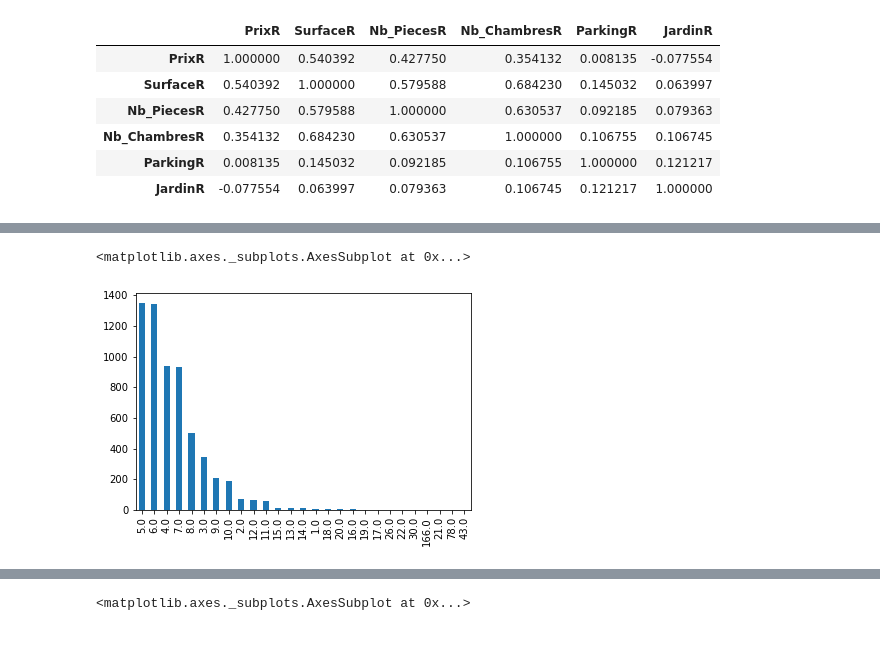
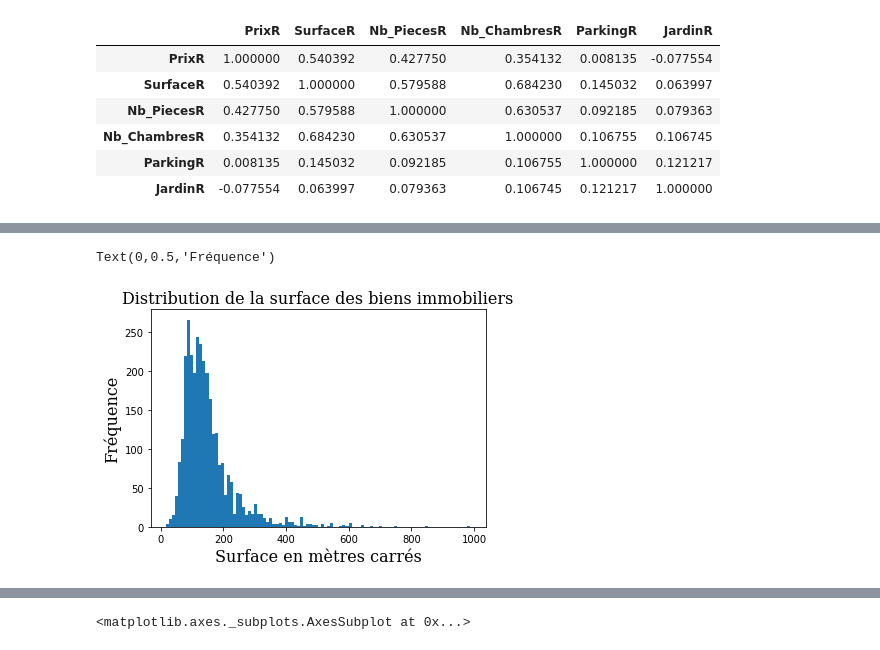
Before and after one commit to Claire-Alais/ProjetPython-Immobilier, a Jupyter notebook: main.ipynb, the cells around one changed output, grey strips where cells are left out. Saved outputs shown, nothing was run; the diff lists cells and outputs as text; code cells hidden in the pictures.

```diff
--- a/main.ipynb
+++ b/main.ipynb
@@ -273,5 +273,8 @@ dataSubset['Nb_PiecesR'].plot.hist()
-# %%
-dataSubset['Nb_PiecesR'].value_counts().plot.bar()
-# %% [output]
-<matplotlib.axes._subplots.AxesSubplot at 0x...>
-[figure, removed]
+# %%
+dataSubset['SurfaceR'].plot.hist( bins=100)
+plt.title('Distribution de la surface des biens immobiliers', fontdict=font)
+plt.xlabel('Surface en mètres carrés', fontdict=font)
+plt.ylabel('Fréquence', fontdict=font)
+# %% [output]
+Text(0,0.5,'Fréquence')
+[figure, added]
```
Also changed, not shown: parts of 26 cells of this notebook.
